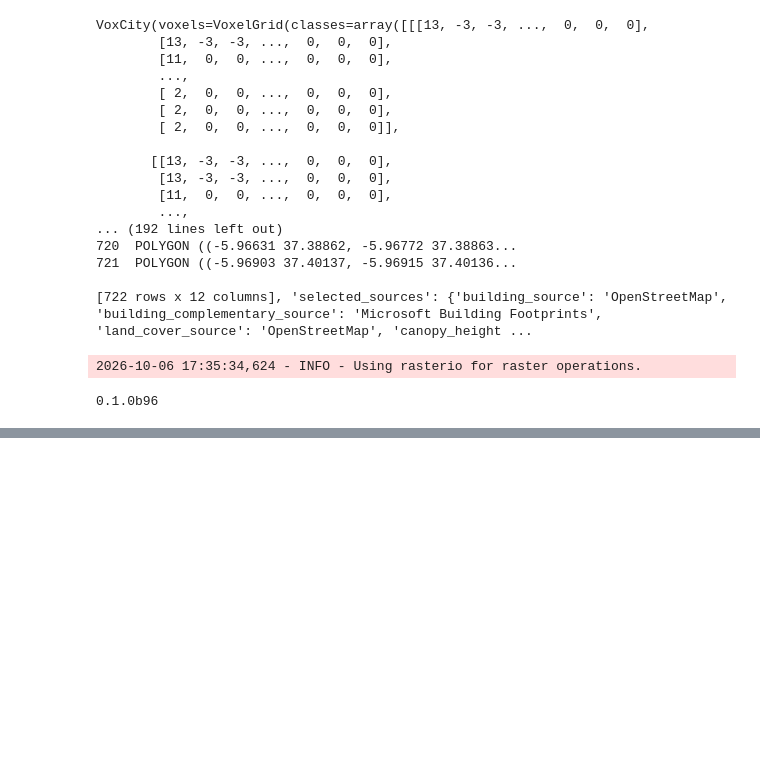
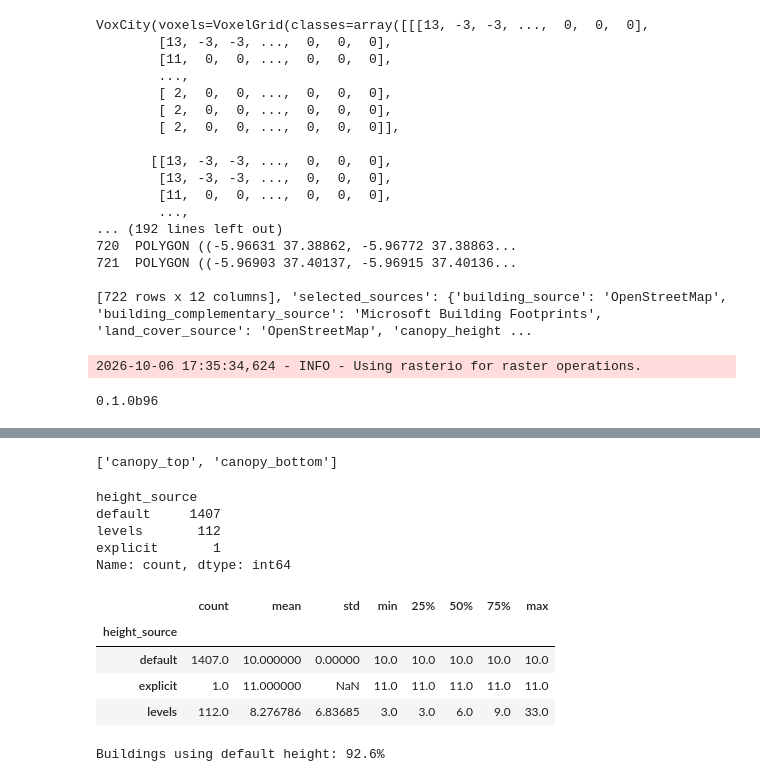
Before and after one commit to Nmodjrian/heat-conditioned-accessibility, a Jupyter notebook: notebooks/02_urban_form_inputs.ipynb, the cells around one changed output, grey strips where cells are left out. Drawn from its saved outputs; the diff is of its cells as text; code cells hidden in the pictures; blank space fills up the shorter version.

```diff
--- a/notebooks/02_urban_form_inputs.ipynb
+++ b/notebooks/02_urban_form_inputs.ipynb
@@ -197,0 +279,30 @@ print(solweig.__version__ if hasattr(solweig, "__version__") else "SOLWEIG impor
+# %%
+[x for x in ds.data_vars if "canopy" in x.lower() or "tree" in x.lower()]
+# %% [output]
+['canopy_top', 'canopy_bottom']
+# %%
+bldg = voxcity_model.extras["building_gdf"]
+
+bldg["height_source"].value_counts(dropna=False)
+# %% [output]
+height_source
+default     1407
+levels       112
+explicit       1
+Name: count, dtype: int64
+# %%
+bldg.groupby("height_source")["height"].describe()
+# %% [output]
+|  | count | mean | std | min | 25% | 50% | 75% | max |
+| height_source |  |  |  |  |  |  |  |  |
+| default | 1407.0 | 10.000000 | 0.00000 | 10.0 | 10.0 | 10.0 | 10.0 | 10.0 |
+| explicit | 1.0 | 11.000000 | NaN | 11.0 | 11.0 | 11.0 | 11.0 | 11.0 |
+| levels | 112.0 | 8.276786 | 6.83685 | 3.0 | 3.0 | 6.0 | 9.0 | 33.0 |
+# %%
+default_share = (
+    bldg["height_source"].eq("default").mean() * 100
+)
+
+print(f"Buildings using default height: {default_share:.1f}%")
+# %% [output]
+Buildings using default height: 92.6%
```
Also changed, not shown: parts of 16 cells of this notebook.
